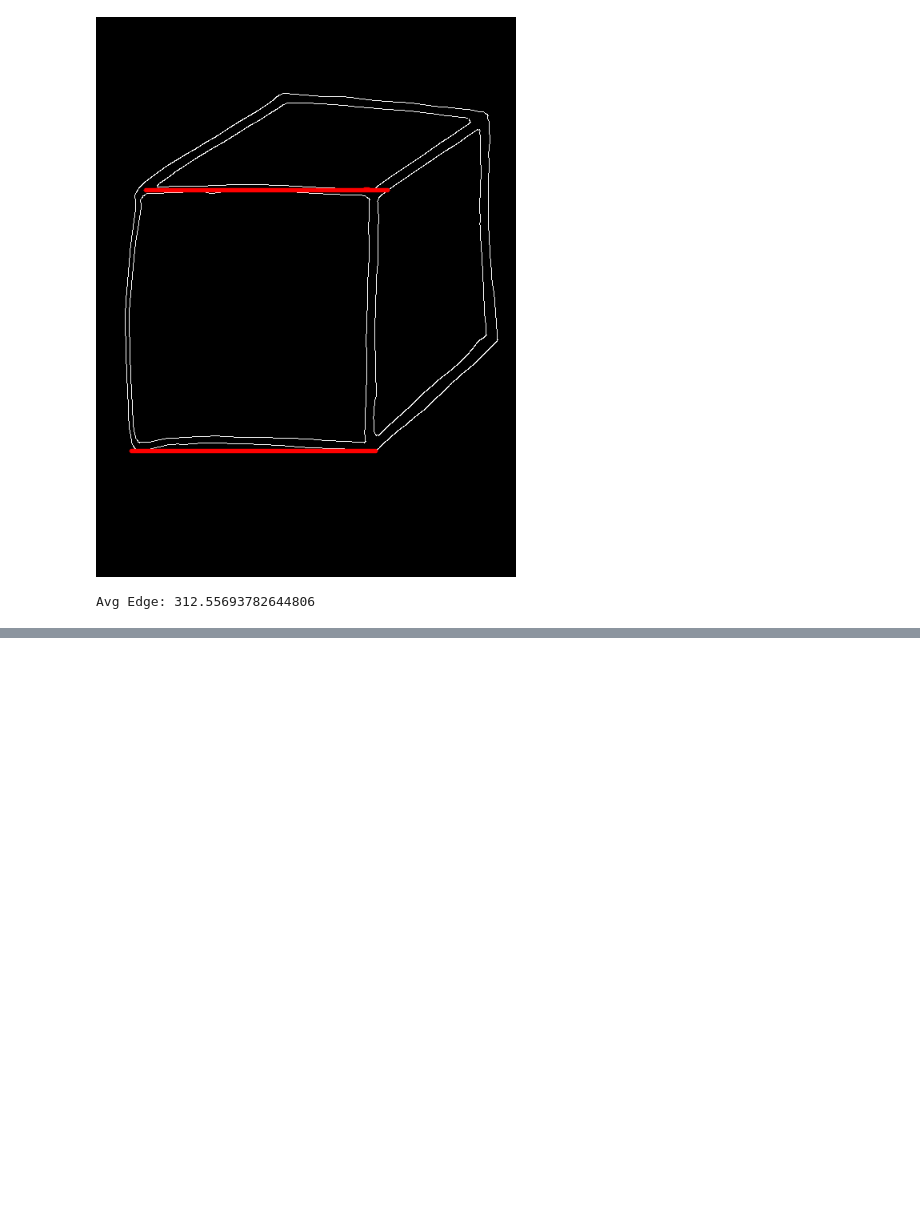
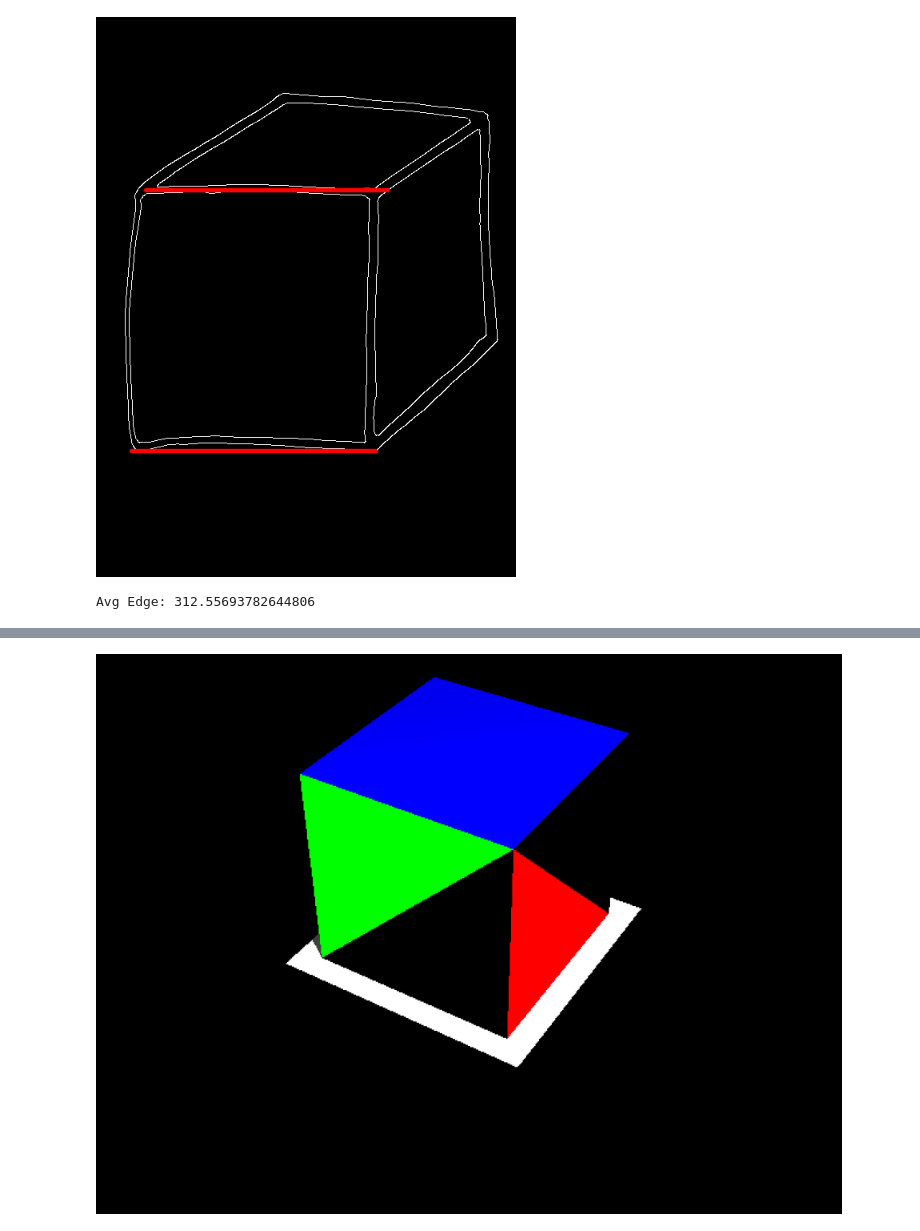
Before and after one commit to evandrofr/visao_projeto2, a Jupyter notebook: projeto2.ipynb, the cells around one changed output, grey strips where cells are left out. Saved outputs shown, nothing was run; the diff lists cells and outputs as text; code cells hidden in the pictures; blank space fills up the shorter version.

```diff
--- a/projeto2.ipynb
+++ b/projeto2.ipynb
@@ -439 +442,7 @@ RAYS/s: 6403.264644787479
 ##################################################
+# %%
+img3D = cv.imread('render.png')
+img3D = resize_safe(img3D, height=700)
+cv2_imshow(img3D)
+# %% [output]
+[figure, added]
```
Also changed, not shown: parts of 4 cells of this notebook.
